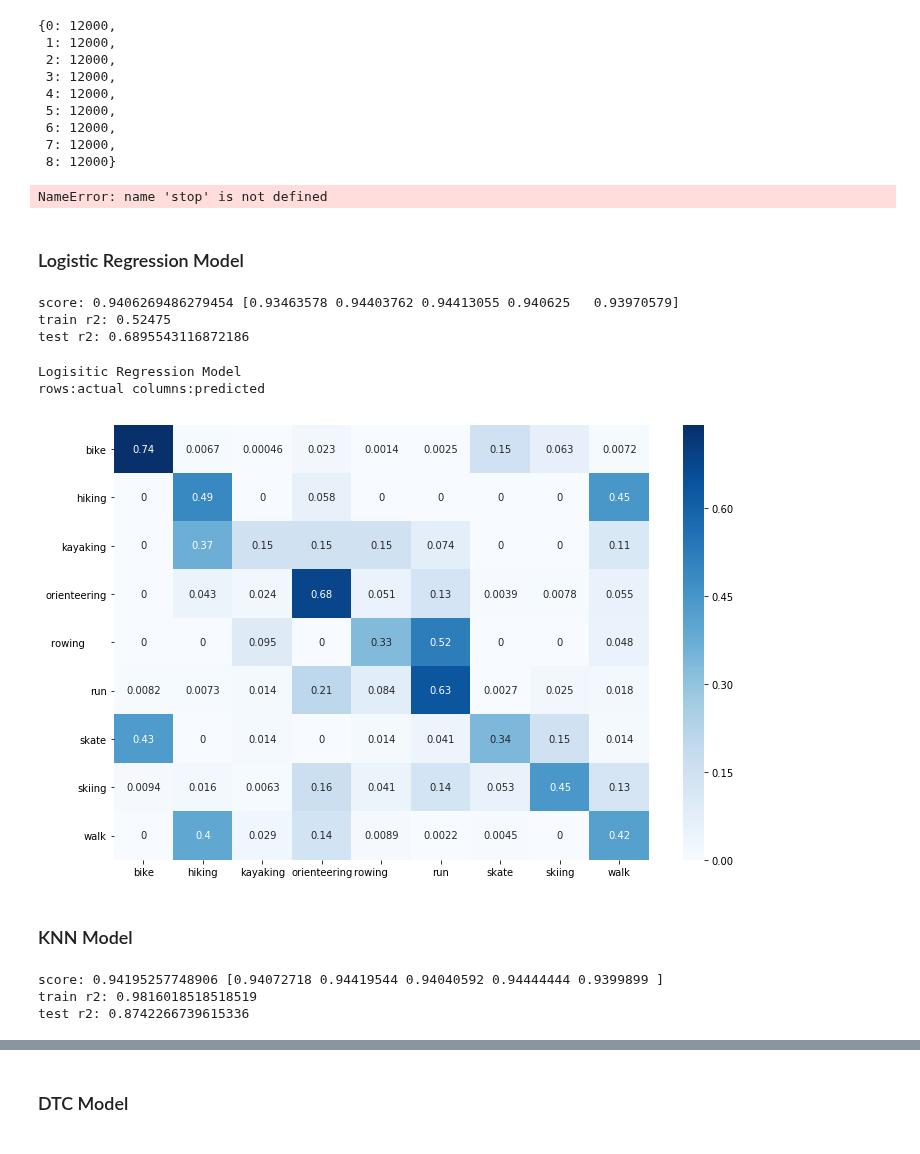
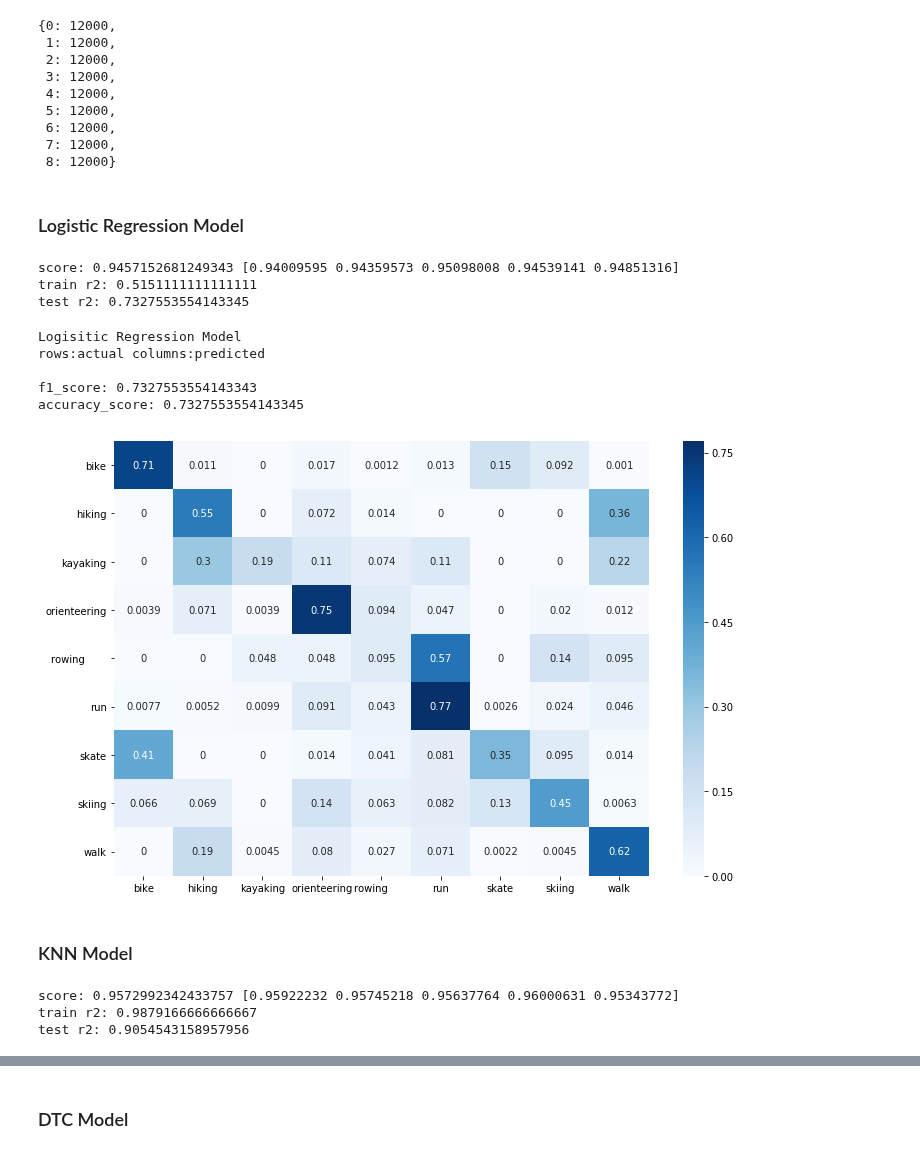
Before and after one commit to cheekeet86/project-capstone, a Jupyter notebook: code/fitrec/3_model_fitrec.ipynb, the cells around one changed output, grey strips where cells are left out. Drawn from its saved outputs; the diff is of its cells as text; code cells hidden in the pictures.

```diff
--- a/code/fitrec/3_model_fitrec.ipynb
+++ b/code/fitrec/3_model_fitrec.ipynb
@@ -308,18 +308,18 @@ Name: sport, dtype: int64
 #cols = ['sport','hr_outof','hr_fatburn','hr_cardio','hr_peak','spd_avg']
 #cols = ['sport','hr_outof','hr_fatburn','hr_cardio','hr_peak','spd_95']
 #cols = ['sport','hr_fatburn','hr_cardio','hr_peak','spd_avg','spd_95']
-#cols = ['sport','hr_outof','hr_fatburn','hr_cardio','hr_peak','spd_avg','spd_95']
+cols = ['sport','hr_outof','hr_fatburn','hr_cardio','hr_peak','spd_avg','spd_95']
 #cols = ['sport','hr_outof','hr_fatburn','hr_cardio','hr_peak','spd_avg','spd_25','spd_75']
 #cols = ['sport','hr_outof','hr_fatburn','hr_cardio','hr_peak','spd_avg','spd_min','spd_25','spd_75','spd_max']
 
 #cols = ['sport','hr_outof','hr_fatburn','hr_cardio','hr_peak','spd_low','spd_med','spd_high','spd_vhigh']
 
-cols = ['sport']
+#cols = ['sport']
 
-for i in range(4):
-    for j in range(4):
-        col_name = 'spd_hr_{}_{}'.format(i,j)
-        cols.append(col_name)
+# for i in range(4):
+#     for j in range(4):
+#         col_name = 'spd_hr_{}_{}'.format(i,j)
+#         cols.append(col_name)
 
 df_model = df[cols]
 # %%
@@ -582,10 +582,6 @@ dict(zip(unique, counts))
 # store predictions in df_pred
 
 df_pred = pd.DataFrame()
-# %%
-print(stop)
-# %% [output]
-NameError: name 'stop' is not defined
 # %% [markdown]
 ### Logistic Regression Model
 # %%
@@ -603,33 +599,42 @@ logreg.fit(X_train, y_train)
 print("train r2:",logreg.score(X_train, y_train))
 print("test r2:",logreg.score(X_test, y_test))
 # %% [output]
-score: 0.9406269486279454 [0.93463578 0.94403762 0.94413055 0.940625   0.93970579]
-train r2: 0.52475
-test r2: 0.6895543116872186
+score: 0.9457152681249343 [0.94009595 0.94359573 0.95098008 0.94539141 0.94851316]
+train r2: 0.5151111111111111
+test r2: 0.7327553554143345
 # %%
 # confusion matrix
 print('Logisitic Regression Model')
 print('rows:actual columns:predicted')
+print('')
 
 y_pred = logreg.predict(X_test)
 df_pred['lr'] = y_pred
+
+# y_pred = logreg.predict_proba(X_test)
+# pd.DataFrame(y_pred,columns=le.classes_)
+
+f1 = f1_score(y_test, y_pred,average='micro')
+accuracy = accuracy_score(y_test,y_pred)
+print('f1_score:',f1)
+print('accuracy_score:',accuracy)
+
+# cohen_score = cohen_kappa_score(y_test, y_pred)
+# print('cohen_score',cohen_score)
 
 cm = confusion_matrix(y_test, y_pred)
 cm = cm.astype('float') / cm.sum(axis=1)[:, np.newaxis]
 df_cm = pd.DataFrame(data=cm, columns=le.classes_, index=le.classes_)
 
 plt.figure(figsize=(12,8))
 sns.heatmap(df_cm,annot=True,cmap="Blues");
-
-# cohen_score = cohen_kappa_score(y_test, y_pred)
-# print('cohen_score',cohen_score)
-
-# y_pred = logreg.predict_proba(X_test)
-# pd.DataFrame(y_pred,columns=le.classes_)
 # %% [output]
 Logisitic Regression Model
 rows:actual columns:predicted
+
+f1_score: 0.7327553554143343
+accuracy_score: 0.7327553554143345
-[figure, old version]
+[figure, new version]
 # %% [markdown]
 ### KNN Model
 # %%
@@ -647,9 +652,9 @@ knn.fit(X_train, y_train)
 print("train r2:",knn.score(X_train, y_train))
 print("test r2:",knn.score(X_test, y_test))
 # %% [output]
-score: 0.94195257748906 [0.94072718 0.94419544 0.94040592 0.94444444 0.9399899 ]
-train r2: 0.9816018518518519
-test r2: 0.8742266739615336
+score: 0.9572992342433757 [0.95922232 0.95745218 0.95637764 0.96000631 0.95343772]
+train r2: 0.9879166666666667
+test r2: 0.9054543158957956
 # %%
 # confusion matrix
 print('KNN Model')
```
Also changed, not shown: parts of 22 cells of this notebook, 2 other files.
